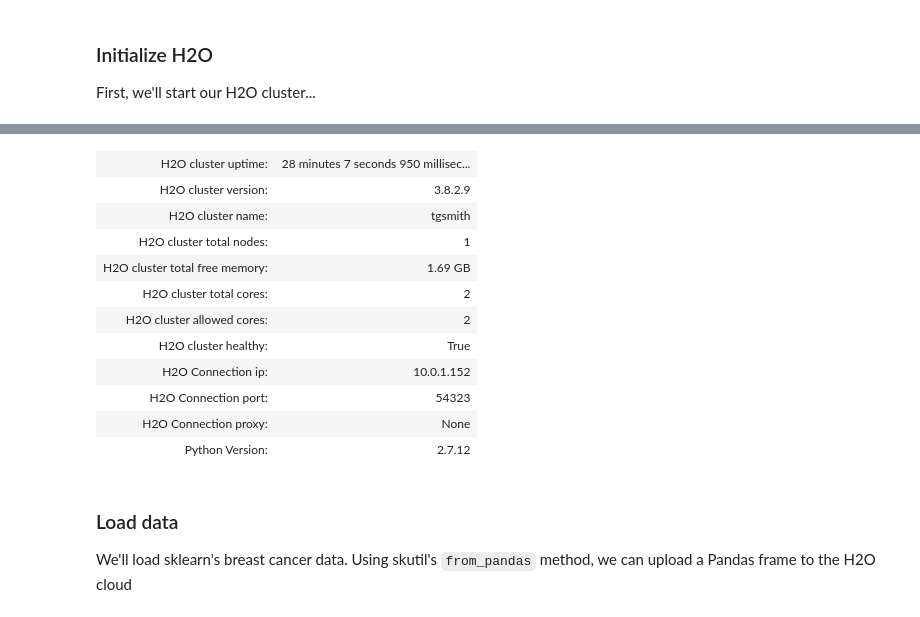
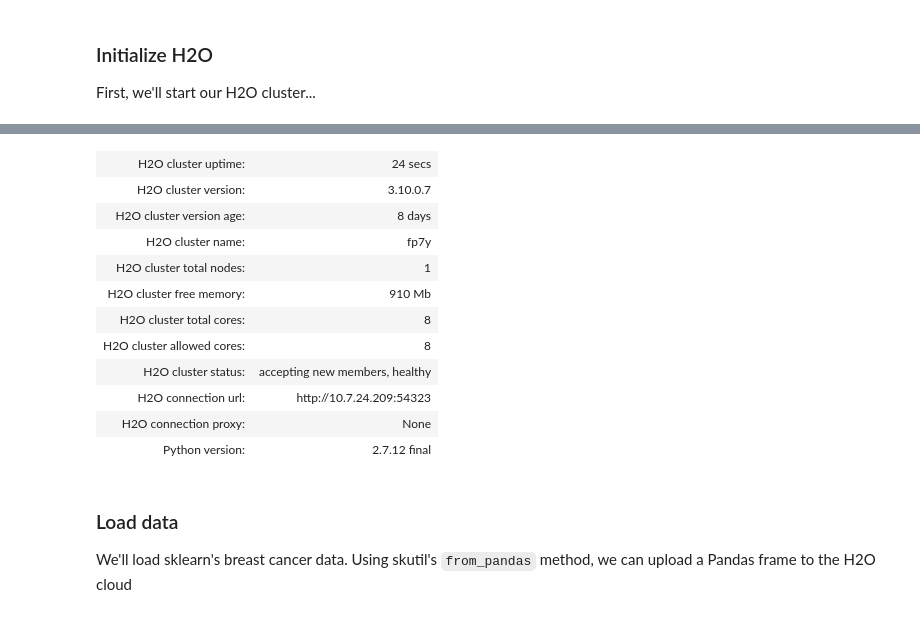
Before and after one commit to tgsmith61591/skutil, a Jupyter notebook: doc/examples/h2o/h2o_example.ipynb, the cells around one changed output, grey strips where cells are left out. Saved outputs shown, nothing was run; the diff lists cells and outputs as text; code cells hidden in the pictures.

```diff
--- a/doc/examples/h2o/h2o_example.ipynb
+++ b/doc/examples/h2o/h2o_example.ipynb
@@ -36,5 +36,5 @@ with warnings.catch_warnings():
 
     # I started this cluster up via CLI with:
     #     $ java -Xmx2g -jar /anaconda/h2o_jar/h2o.jar
-    h2o.init(ip='10.0.1.152', port=54323)
+    h2o.init(ip='10.7.24.209', port=54323, start_h2o=False)
 # %% [output]
@@ -41,15 +43,15 @@ with warnings.catch_warnings():
-| H2O cluster uptime: | 28 minutes 7 seconds 950 millisec... |
-| H2O cluster version: | 3.8.2.9 |
-| H2O cluster name: | tgsmith |
+| H2O cluster uptime: | 24 secs |
+| H2O cluster version: | 3.10.0.7 |
+| H2O cluster version age: | 8 days |
+| H2O cluster name: | fp7y |
 | H2O cluster total nodes: | 1 |
-| H2O cluster total free memory: | 1.69 GB |
-| H2O cluster total cores: | 2 |
-| H2O cluster allowed cores: | 2 |
-| H2O cluster healthy: | True |
-| H2O Connection ip: | 10.0.1.152 |
-| H2O Connection port: | 54323 |
-| H2O Connection proxy: | None |
-| Python Version: | 2.7.12 |
+| H2O cluster free memory: | 910 Mb |
+| H2O cluster total cores: | 8 |
+| H2O cluster allowed cores: | 8 |
+| H2O cluster status: | accepting new members, healthy |
+| H2O connection url: | http://10.7.24.209:54323 |
+| H2O connection proxy: | None |
+| Python version: | 2.7.12 final |
 # %% [markdown]
 ### Load data
 
```
Also changed, not shown: parts of 13 cells of this notebook, 4 other files.
